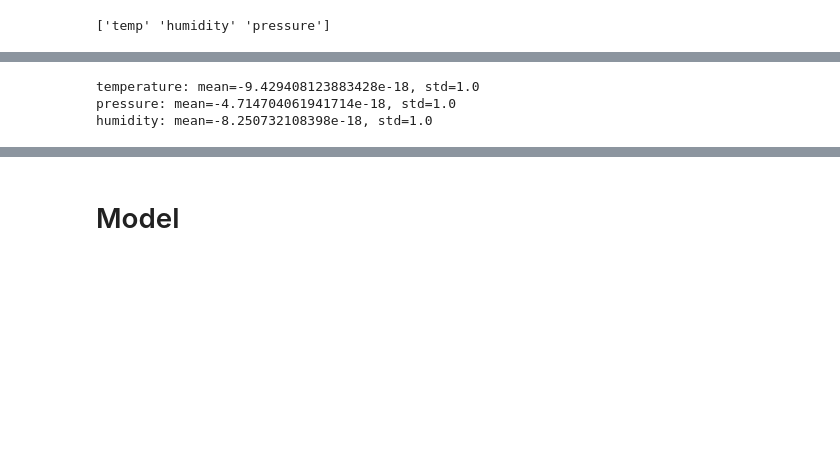
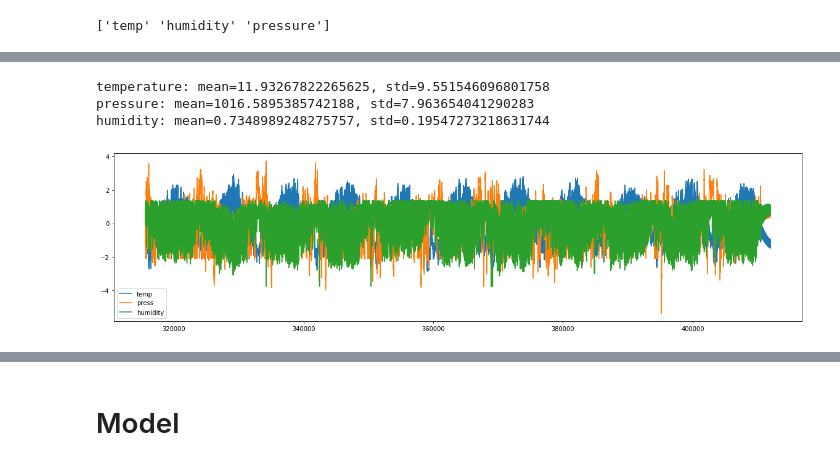
Before and after one commit to agayev169/weather_forecast, a Jupyter notebook: lstm_weather.ipynb, the cells around one changed output, grey strips where cells are left out. Drawn from its saved outputs; the diff is of its cells as text; code cells hidden in the pictures; blank space fills up the shorter version.

```diff
--- a/lstm_weather.ipynb
+++ b/lstm_weather.ipynb
@@ -113,6 +113,10 @@ def denormalize_temp_single(temp):
 # ======= press =======
 
 def normalize_press(press):
+
+    # 0's mess up mean and std calculations
+    press = press.replace(0, PRESS_DEFAULT)
+
     global PRESS_MEAN, PRESS_STD
     PRESS_MEAN = press.mean()
     PRESS_STD = press.std()
@@ -218,12 +231,21 @@ print("humidity: mean={}, std={}".format(HUMIDITY_MEAN, HUMIDITY_STD))
 # print(denormalize_press(df['pressure'])[:5])
 # print(min(df['temp']), max(df['temp']), '\n', min(df['pressure']), max(df['pressure']))
 # %% [output]
-temperature: mean=-9.429408123883428e-18, std=1.0
-pressure: mean=-4.714704061941714e-18, std=1.0
-humidity: mean=-8.250732108398e-18, std=1.0
+temperature: mean=11.93267822265625, std=9.551546096801758
+pressure: mean=1016.5895385742188, std=7.963654041290283
+humidity: mean=0.7348989248275757, std=0.19547273218631744
 # %%
 # sorting data by index
 df = df.sort_index()
+# %%
+plt.figure(figsize=(20, 5))
+plt.plot(df['temp'], label="temp")
+plt.plot(df['pressure'], label="press")
+plt.plot(df['humidity'], label="humidity")
+plt.legend()
+plt.show()
+# %% [output]
+[figure, added]
 # %%
 # we shift values so that each row has a corresponding future row
 for col in df.columns:
```
Also changed, not shown: parts of 8 cells of this notebook, 1 other file.
